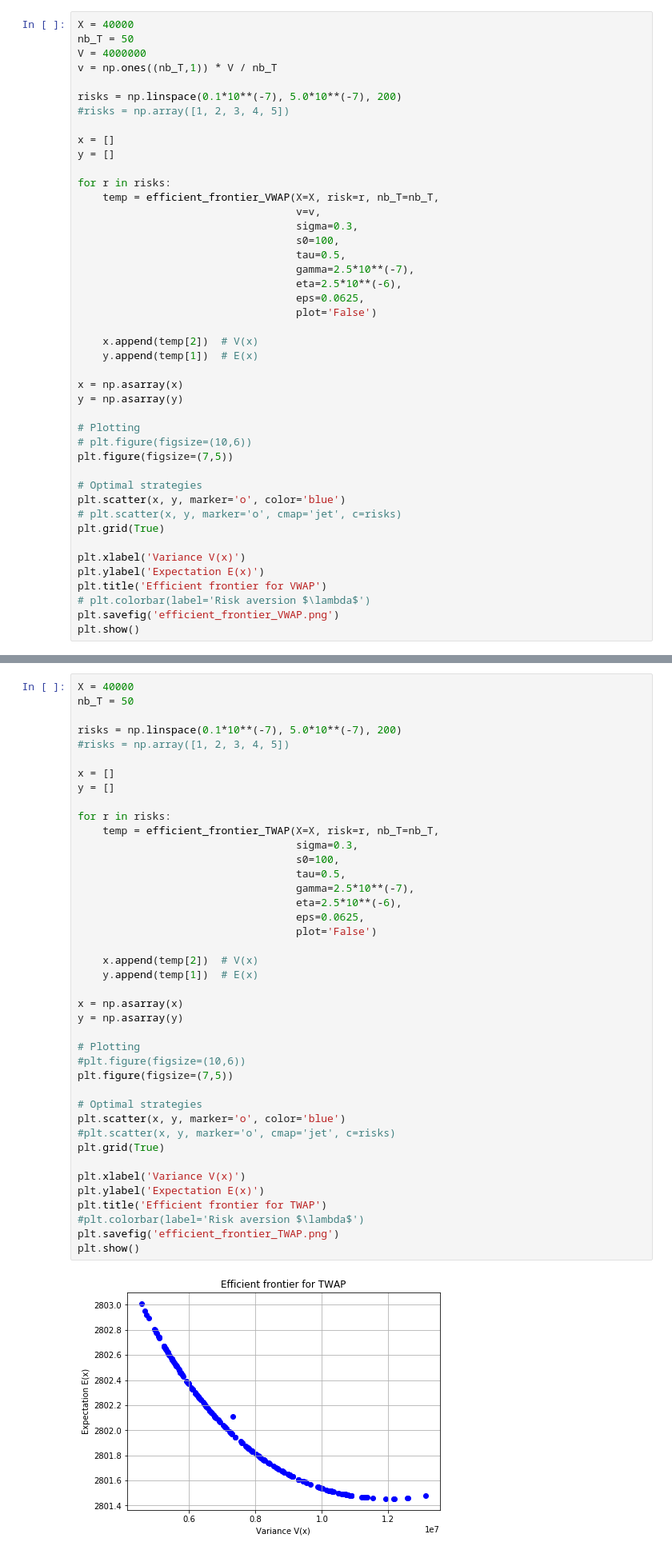
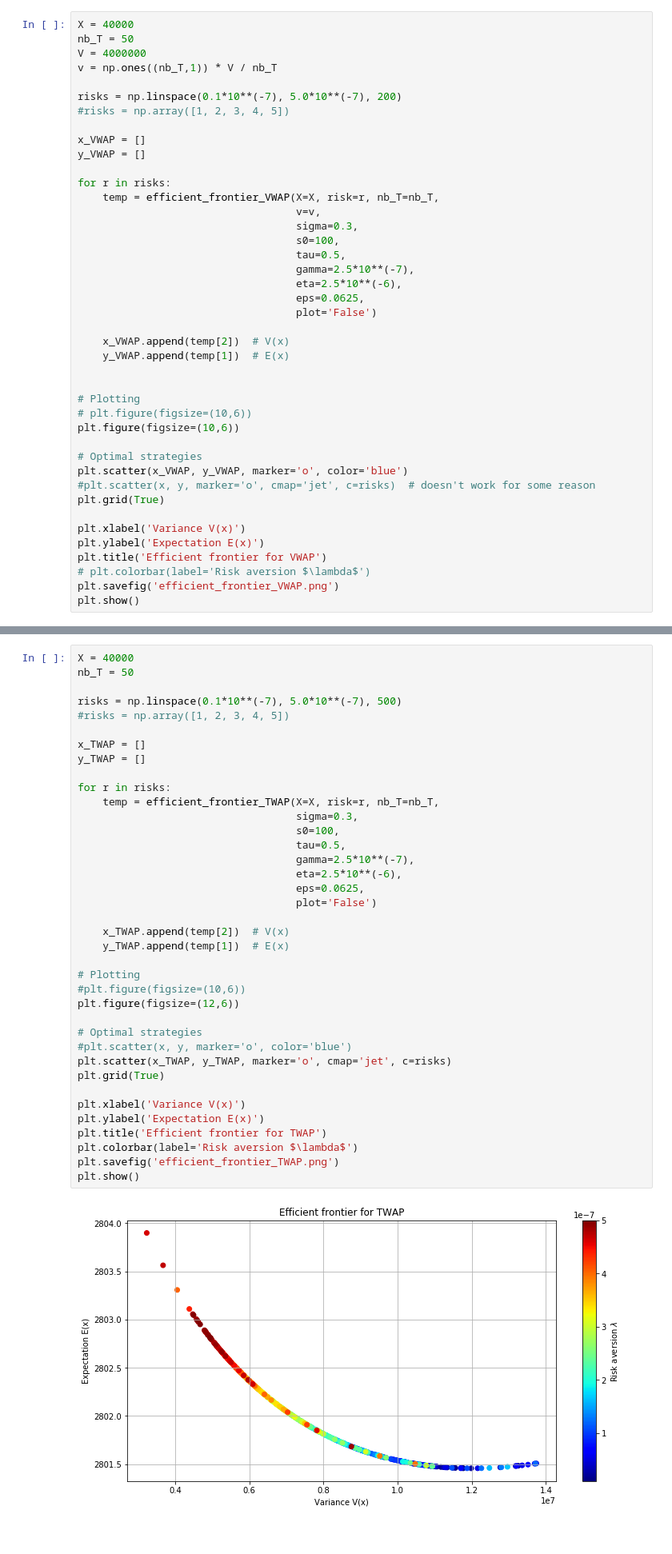
Before and after one commit to IlluvatarEru/ElectronicMarkets, a Jupyter notebook: Almgren-Chriss - Efficient Frontier.ipynb, the cells around one changed output, grey strips where cells are left out. Shown at 80% size. Saved outputs shown, nothing was run; the diff lists cells and outputs as text.

```diff
--- a/Almgren-Chriss - Efficient Frontier.ipynb
+++ b/Almgren-Chriss - Efficient Frontier.ipynb
@@ -696,8 +696,8 @@ v = np.ones((nb_T,1)) * V / nb_T
 risks = np.linspace(0.1*10**(-7), 5.0*10**(-7), 200)
 #risks = np.array([1, 2, 3, 4, 5])
 
-x = []
-y = []
+x_VWAP = []
+y_VWAP = []
 
 for r in risks:
     temp = efficient_frontier_VWAP(X=X, risk=r, nb_T=nb_T,
@@ -710,19 +710,17 @@ for r in risks:
                                    eps=0.0625,
                                    plot='False')
 
-    x.append(temp[2])  # V(x)
-    y.append(temp[1])  # E(x)
+    x_VWAP.append(temp[2])  # V(x)
+    y_VWAP.append(temp[1])  # E(x)
 
-x = np.asarray(x)
-y = np.asarray(y)
 
 # Plotting
 # plt.figure(figsize=(10,6))
-plt.figure(figsize=(7,5))
+plt.figure(figsize=(10,6))
 
 # Optimal strategies
-plt.scatter(x, y, marker='o', color='blue')
-# plt.scatter(x, y, marker='o', cmap='jet', c=risks)
+plt.scatter(x_VWAP, y_VWAP, marker='o', color='blue')
+#plt.scatter(x, y, marker='o', cmap='jet', c=risks)  # doesn't work for some reason
 plt.grid(True)
 
 plt.xlabel('Variance V(x)')
@@ -1085,46 +1083,43 @@ We will test the following parameters:
 # %%
 X = 40000
 nb_T = 50
 
-risks = np.linspace(0.1*10**(-7), 5.0*10**(-7), 200)
+risks = np.linspace(0.1*10**(-7), 5.0*10**(-7), 500)
 #risks = np.array([1, 2, 3, 4, 5])
 
-x = []
-y = []
+x_TWAP = []
+y_TWAP = []
 
 for r in risks:
     temp = efficient_frontier_TWAP(X=X, risk=r, nb_T=nb_T,
                                    sigma=0.3,
                                    s0=100,
                                    tau=0.5,
                                    gamma=2.5*10**(-7),
                                    eta=2.5*10**(-6),
                                    eps=0.0625,
                                    plot='False')
 
-    x.append(temp[2])  # V(x)
-    y.append(temp[1])  # E(x)
-
-x = np.asarray(x)
-y = np.asarray(y)
+    x_TWAP.append(temp[2])  # V(x)
+    y_TWAP.append(temp[1])  # E(x)
 
 # Plotting
 #plt.figure(figsize=(10,6))
-plt.figure(figsize=(7,5))
+plt.figure(figsize=(12,6))
 
 # Optimal strategies
-plt.scatter(x, y, marker='o', color='blue')
-#plt.scatter(x, y, marker='o', cmap='jet', c=risks)
+#plt.scatter(x, y, marker='o', color='blue')
+plt.scatter(x_TWAP, y_TWAP, marker='o', cmap='jet', c=risks)
 plt.grid(True)
 
 plt.xlabel('Variance V(x)')
 plt.ylabel('Expectation E(x)')
 plt.title('Efficient frontier for TWAP')
-#plt.colorbar(label='Risk aversion $\lambda$')
+plt.colorbar(label='Risk aversion $\lambda$')
 plt.savefig('efficient_frontier_TWAP.png')
 plt.show()
 # %% [output]
-[figure, old version]
+[figure, new version]
 # %% [markdown]
 **Optimal liquidation trajectories**:
 # %%
```
Also changed, not shown: parts of 4 cells of this notebook, 3 other files.
